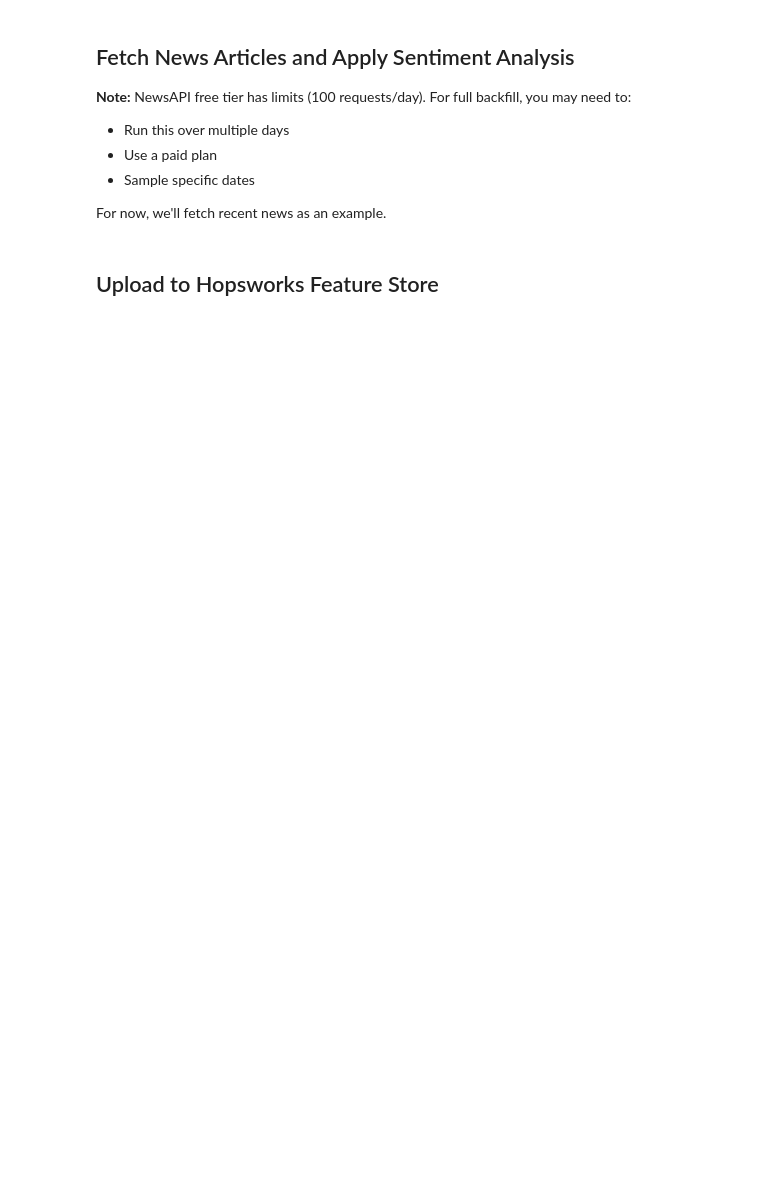
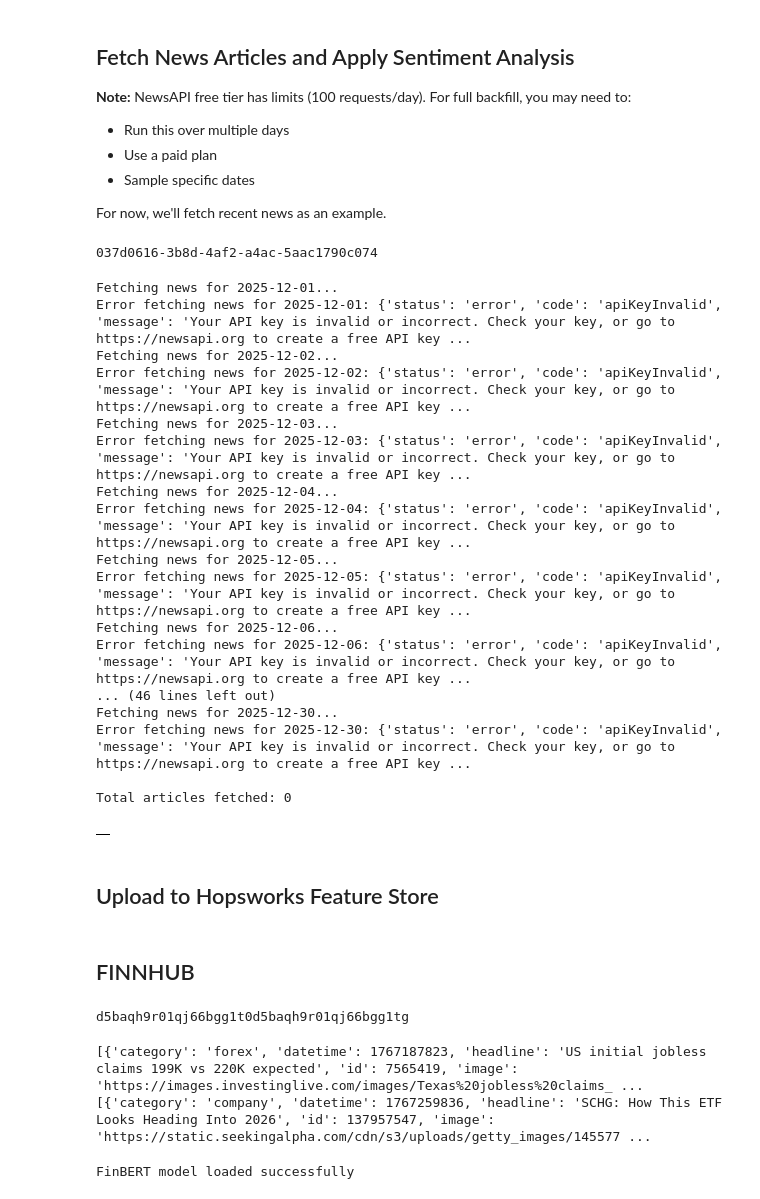
Before and after one commit to Zedel17/ProjectsScalable, a Jupyter notebook: notebooks/3_backfill_news.ipynb, the cells around one changed output. Saved outputs shown, nothing was run; the diff lists cells and outputs as text; code cells hidden in the pictures; blank space fills up the shorter version.

```diff
--- a/notebooks/3_backfill_news.ipynb
+++ b/notebooks/3_backfill_news.ipynb
@@ -37,12 +41,18 @@ print("FinBERT model loaded successfully")
 - Sample specific dates
 
 For now, we'll fetch recent news as an example.
+# %%
+import os
+print(os.getenv("NEWS_API_KEY"))
+# %% [output]
+037d0616-3b8d-4af2-a4ac-5aac1790c074
 # %%
 # For demonstration, fetch last 30 days of news
 # Adjust this based on your NewsAPI plan
+import time
 
 end_date = datetime.strptime(config['data']['end_date'], '%Y-%m-%d')
-start_date = end_date - timedelta(days=30)  # Last 30 days for demo
+start_date = end_date - timedelta(days=29)  # Last 30 days for demo
 
 query = config['data']['news']['query']
 all_articles = []
@@ -51,33 +61,54 @@ current_date = start_date
 while current_date <= end_date:
     date_str = current_date.strftime('%Y-%m-%d')
     print(f"Fetching news for {date_str}...")
 
     try:
         articles = fetch_news_articles(query, date_str, max_articles=100)
 
         for article in articles:
             # Combine title and description for sentiment analysis
             text = f"{article.get('title', '')} {article.get('description', '')}"
 
             # Apply FinBERT
             sentiment = apply_finbert_sentiment(text, model, tokenizer)
 
             all_articles.append({
                 'date': date_str,
                 'title': article.get('title'),
                 'description': article.get('description'),
                 'source': article.get('source', {}).get('name'),
                 'url': article.get('url'),
                 **sentiment
             })
     except Exception as e:
         print(f"Error fetching news for {date_str}: {e}")
 
+    # Pausa 1 secondo per evitare rate limit NewsAPI
+    time.sleep(1)
     current_date += timedelta(days=1)
 
 news_df = pd.DataFrame(all_articles)
 print(f"\nTotal articles fetched: {len(news_df)}")
 news_df.head()
+# %% [output]
+Fetching news for 2025-12-01...
+Error fetching news for 2025-12-01: {'status': 'error', 'code': 'apiKeyInvalid', 'message': 'Your API key is invalid or incorrect. Check your key, or go to https://newsapi.org to create a free API key ...
+Fetching news for 2025-12-02...
+Error fetching news for 2025-12-02: {'status': 'error', 'code': 'apiKeyInvalid', 'message': 'Your API key is invalid or incorrect. Check your key, or go to https://newsapi.org to create a free API key ...
+Fetching news for 2025-12-03...
+Error fetching news for 2025-12-03: {'status': 'error', 'code': 'apiKeyInvalid', 'message': 'Your API key is invalid or incorrect. Check your key, or go to https://newsapi.org to create a free API key ...
+Fetching news for 2025-12-04...
+Error fetching news for 2025-12-04: {'status': 'error', 'code': 'apiKeyInvalid', 'message': 'Your API key is invalid or incorrect. Check your key, or go to https://newsapi.org to create a free API key ...
+Fetching news for 2025-12-05...
+Error fetching news for 2025-12-05: {'status': 'error', 'code': 'apiKeyInvalid', 'message': 'Your API key is invalid or incorrect. Check your key, or go to https://newsapi.org to create a free API key ...
+Fetching news for 2025-12-06...
+Error fetching news for 2025-12-06: {'status': 'error', 'code': 'apiKeyInvalid', 'message': 'Your API key is invalid or incorrect. Check your key, or go to https://newsapi.org to create a free API key ...
+... (46 lines left out)
+Fetching news for 2025-12-30...
+Error fetching news for 2025-12-30: {'status': 'error', 'code': 'apiKeyInvalid', 'message': 'Your API key is invalid or incorrect. Check your key, or go to https://newsapi.org to create a free API key ...
+
+Total articles fetched: 0
+|  |
 # %% [markdown]
 ## Upload to Hopsworks Feature Store
 # %%
@@ -94,3 +125,36 @@ news_fg = create_feature_group(
 )
 
 print("News sentiment data uploaded to Hopsworks!")
+# %% [markdown]
+## FINNHUB
+# %%
+import os
+print(os.getenv("FINNHUB_API_KEY"))
+# %% [output]
+d5baqh9r01qj66bgg1t0d5baqh9r01qj66bgg1tg
+# %%
+import finnhub
+import os
+
+# Inizializza client
+finnhub_client = finnhub.Client(api_key=os.getenv("FINNHUB_API_KEY"))
+
+# Notizie generali sul mercato
+general_news = finnhub_client.general_news('forex', min_id=0)
+print(general_news[:3])
+
+# Notizie specifiche su un ticker (ad esempio QQQ)
+company_news = finnhub_client.company_news('QQQ', _from='2025-12-01', to='2026-01-01')
+print(company_news[:3])
+# %% [output]
+[{'category': 'forex', 'datetime': 1767187823, 'headline': 'US initial jobless claims 199K vs 220K expected', 'id': 7565419, 'image': 'https://images.investinglive.com/images/Texas%20jobless%20claims_ ...
+[{'category': 'company', 'datetime': 1767259836, 'headline': 'SCHG: How This ETF Looks Heading Into 2026', 'id': 137957547, 'image': 'https://static.seekingalpha.com/cdn/s3/uploads/getty_images/145577 ...
+# %%
+# Load FinBERT for financial sentiment analysis
+model_name = "ProsusAI/finbert"
+tokenizer = AutoTokenizer.from_pretrained(model_name)
+model = AutoModelForSequenceClassification.from_pretrained(model_name)
+
+print("FinBERT model loaded successfully")
+# %% [output]
+FinBERT model loaded successfully
```
Also changed, not shown: parts of 4 cells of this notebook.
